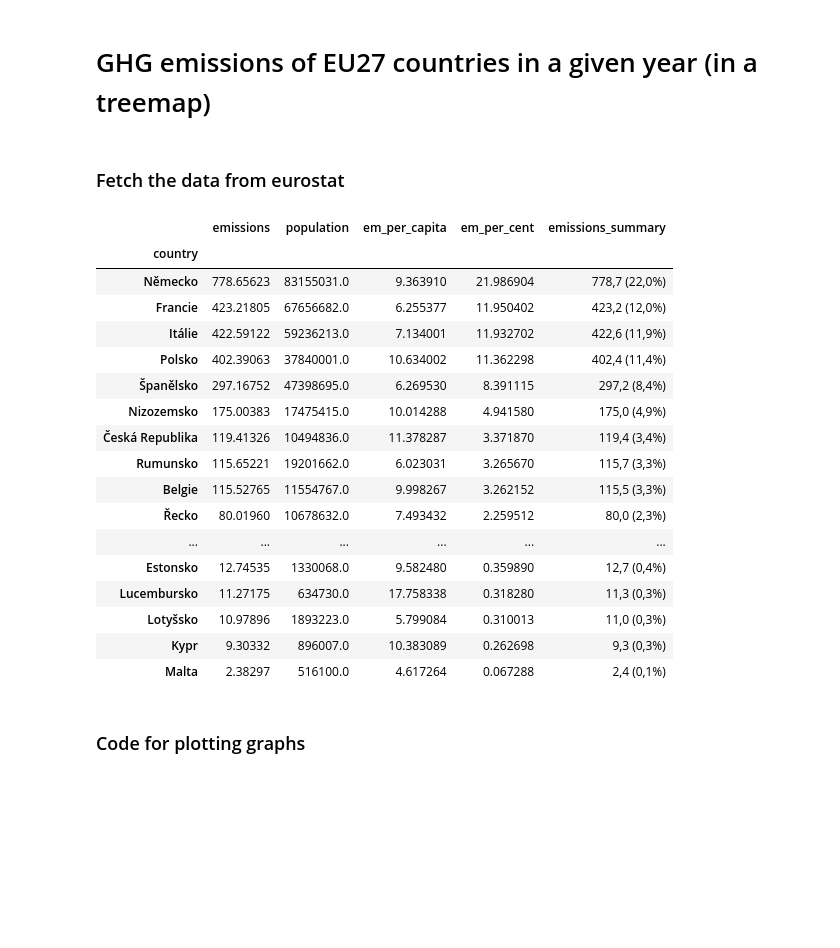
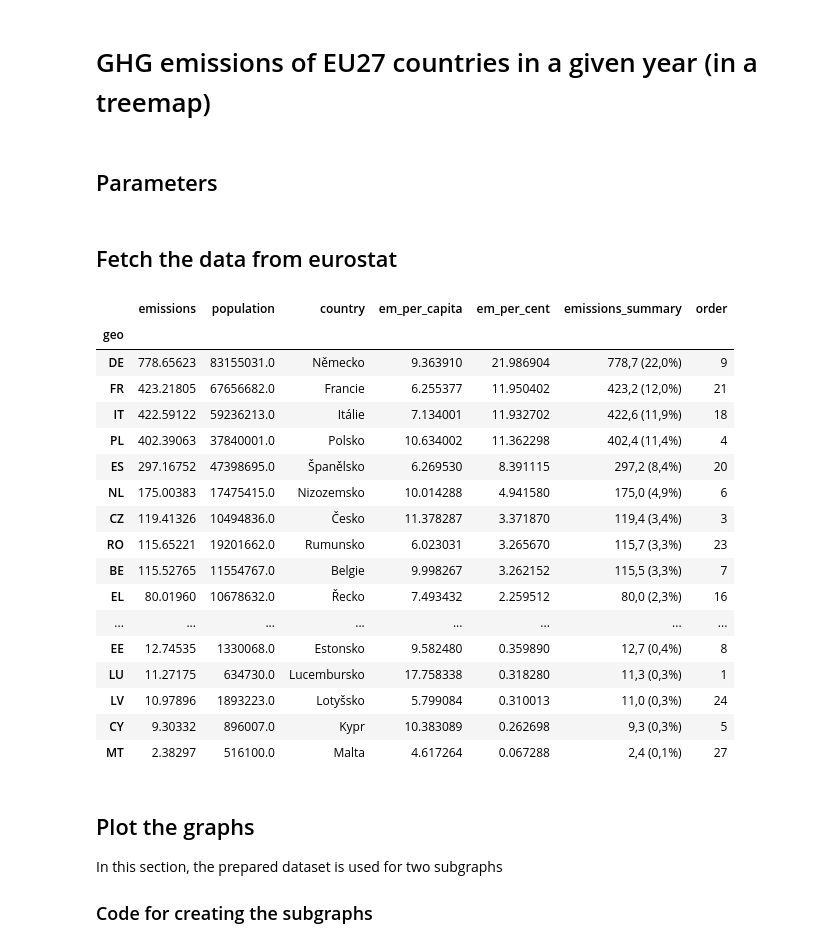
Before and after one commit to faktaoklimatu/data-analysis, a Jupyter notebook: notebooks/emissions/treemap-EU.ipynb, the cells around one changed output. Saved outputs shown, nothing was run; the diff lists cells and outputs as text; code cells hidden in the pictures; blank space fills up the shorter version.

```diff
--- a/notebooks/emissions/treemap-EU.ipynb
+++ b/notebooks/emissions/treemap-EU.ipynb
@@ -18,53 +19,60 @@ from data_analysis.illustrator_strings import *
 from data_analysis.eurostat_crf_utils import get_eurostat_crf_data_for_code
 from data_analysis.eurostat_population_utils import get_eurostat_population_data
+# %% [markdown]
+## Parameters
 # %%
-year = 2021
-
-plt.rcParams['svg.fonttype'] = 'none'
+YEAR = 2021
 # %% [markdown]
-### Fetch the data from eurostat
+## Fetch the data from eurostat
 # %%
 df_emis = get_eurostat_crf_data_for_code(
-    "TOTX4_MEMONIA", year).rename(columns={'value': 'emissions'})
+    "TOTX4_MEMONIA", YEAR).rename(columns={'value': 'emissions'})
 df_demo = get_eurostat_population_data(
-    year).rename(columns={'value': 'population'})
+    YEAR).rename(columns={'value': 'population'})
 
 # Merge the data frames on select only EU27 countries.
 df = df_emis.merge(df_demo, on='geo')
 df = df.loc[df.index.isin([geo.value for geo in eu27_geo_dict.keys()])]
 df['country'] = eu27_geo_dict.values()
-df = df.sort_values('emissions', ascending=False)
 
 # Make some more computations.
 total_emissions = df['emissions'].sum()
 df['em_per_capita'] = (df['emissions'] * 1000000) / df['population']
 df['em_per_cent'] = (df['emissions'] * 100) / total_emissions
 df['emissions_summary'] = \
     df['emissions'].apply(czech_float) + \
     " (" + df['em_per_cent'].apply(czech_float) + "%)"
-df = df.set_index('country')
+
+# Add order by emissions per capita and sort by total emissions.
+df = df.sort_values('em_per_capita', ascending=False)
+df['order'] = range(1, len(eu27_geo_dict) + 1)
+df = df.sort_values('emissions', ascending=False)
 df
 # %% [output]
-|  | emissions | population | em_per_capita | em_per_cent | emissions_summary |
-| country |  |  |  |  |  |
-| Německo | 778.65623 | 83155031.0 | 9.363910 | 21.986904 | 778,7 (22,0%) |
-| Francie | 423.21805 | 67656682.0 | 6.255377 | 11.950402 | 423,2 (12,0%) |
-| Itálie | 422.59122 | 59236213.0 | 7.134001 | 11.932702 | 422,6 (11,9%) |
-| Polsko | 402.39063 | 37840001.0 | 10.634002 | 11.362298 | 402,4 (11,4%) |
-| Španělsko | 297.16752 | 47398695.0 | 6.269530 | 8.391115 | 297,2 (8,4%) |
-| Nizozemsko | 175.00383 | 17475415.0 | 10.014288 | 4.941580 | 175,0 (4,9%) |
-| Česká Republika | 119.41326 | 10494836.0 | 11.378287 | 3.371870 | 119,4 (3,4%) |
-| Rumunsko | 115.65221 | 19201662.0 | 6.023031 | 3.265670 | 115,7 (3,3%) |
-| Belgie | 115.52765 | 11554767.0 | 9.998267 | 3.262152 | 115,5 (3,3%) |
-| Řecko | 80.01960 | 10678632.0 | 7.493432 | 2.259512 | 80,0 (2,3%) |
-| ... | ... | ... | ... | ... | ... |
-| Estonsko | 12.74535 | 1330068.0 | 9.582480 | 0.359890 | 12,7 (0,4%) |
-| Lucembursko | 11.27175 | 634730.0 | 17.758338 | 0.318280 | 11,3 (0,3%) |
-| Lotyšsko | 10.97896 | 1893223.0 | 5.799084 | 0.310013 | 11,0 (0,3%) |
-| Kypr | 9.30332 | 896007.0 | 10.383089 | 0.262698 | 9,3 (0,3%) |
-| Malta | 2.38297 | 516100.0 | 4.617264 | 0.067288 | 2,4 (0,1%) |
+|  | emissions | population | country | em_per_capita | em_per_cent | emissions_summary | order |
+| geo |  |  |  |  |  |  |  |
+| DE | 778.65623 | 83155031.0 | Německo | 9.363910 | 21.986904 | 778,7 (22,0%) | 9 |
+| FR | 423.21805 | 67656682.0 | Francie | 6.255377 | 11.950402 | 423,2 (12,0%) | 21 |
+| IT | 422.59122 | 59236213.0 | Itálie | 7.134001 | 11.932702 | 422,6 (11,9%) | 18 |
+| PL | 402.39063 | 37840001.0 | Polsko | 10.634002 | 11.362298 | 402,4 (11,4%) | 4 |
+| ES | 297.16752 | 47398695.0 | Španělsko | 6.269530 | 8.391115 | 297,2 (8,4%) | 20 |
+| NL | 175.00383 | 17475415.0 | Nizozemsko | 10.014288 | 4.941580 | 175,0 (4,9%) | 6 |
+| CZ | 119.41326 | 10494836.0 | Česko | 11.378287 | 3.371870 | 119,4 (3,4%) | 3 |
+| RO | 115.65221 | 19201662.0 | Rumunsko | 6.023031 | 3.265670 | 115,7 (3,3%) | 23 |
+| BE | 115.52765 | 11554767.0 | Belgie | 9.998267 | 3.262152 | 115,5 (3,3%) | 7 |
+| EL | 80.01960 | 10678632.0 | Řecko | 7.493432 | 2.259512 | 80,0 (2,3%) | 16 |
+| ... | ... | ... | ... | ... | ... | ... | ... |
+| EE | 12.74535 | 1330068.0 | Estonsko | 9.582480 | 0.359890 | 12,7 (0,4%) | 8 |
+| LU | 11.27175 | 634730.0 | Lucembursko | 17.758338 | 0.318280 | 11,3 (0,3%) | 1 |
+| LV | 10.97896 | 1893223.0 | Lotyšsko | 5.799084 | 0.310013 | 11,0 (0,3%) | 24 |
+| CY | 9.30332 | 896007.0 | Kypr | 10.383089 | 0.262698 | 9,3 (0,3%) | 5 |
+| MT | 2.38297 | 516100.0 | Malta | 4.617264 | 0.067288 | 2,4 (0,1%) | 27 |
 # %% [markdown]
-### Code for plotting graphs
+## Plot the graphs
+
+In this section, the prepared dataset is used for two subgraphs
+
+### Code for creating the subgraphs
 # %%
 def _draw_treemap_plot(year, df):
     # Define colors using a colormap.
```
Also changed, not shown: parts of 10 cells of this notebook, 5 other files.
